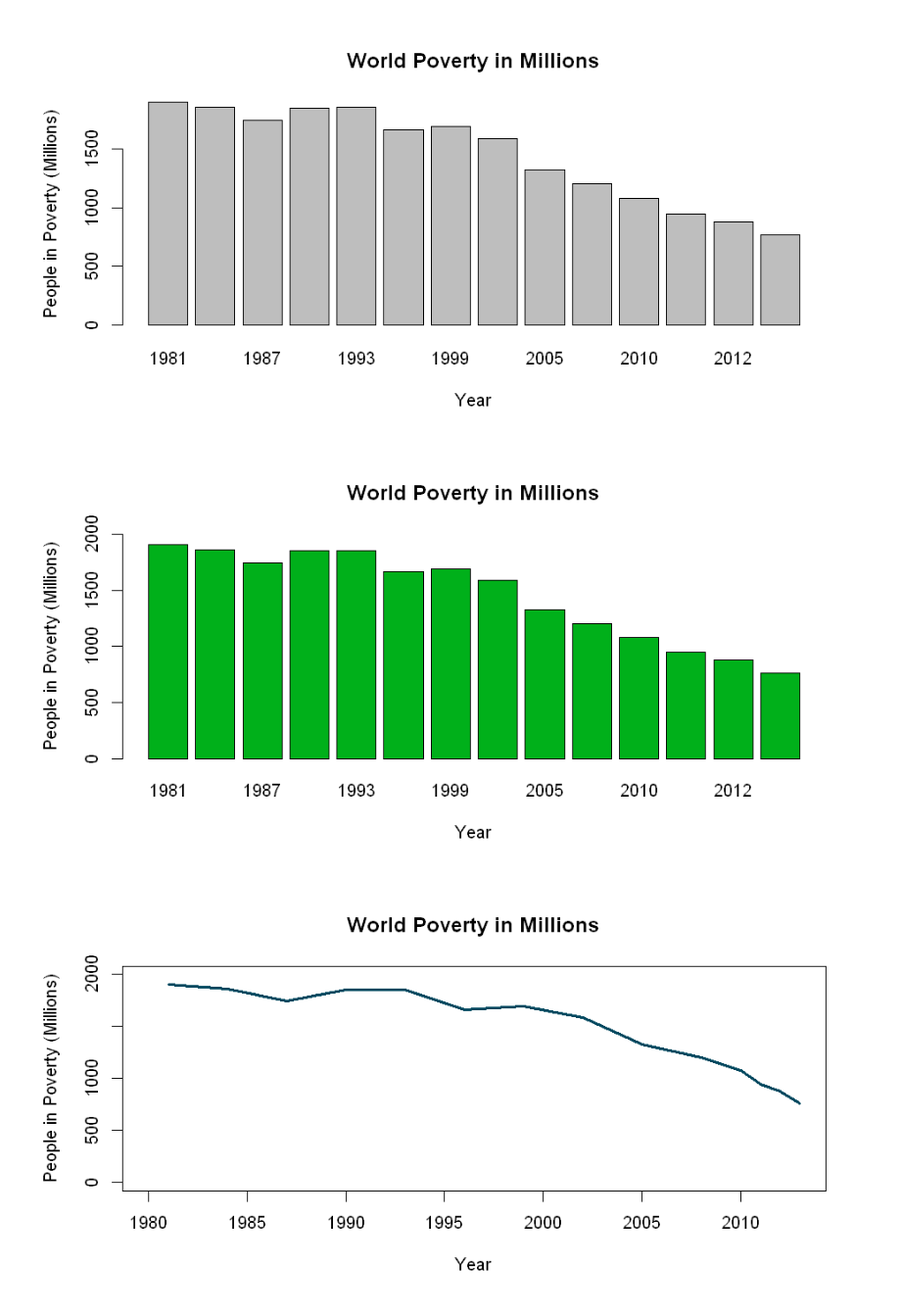
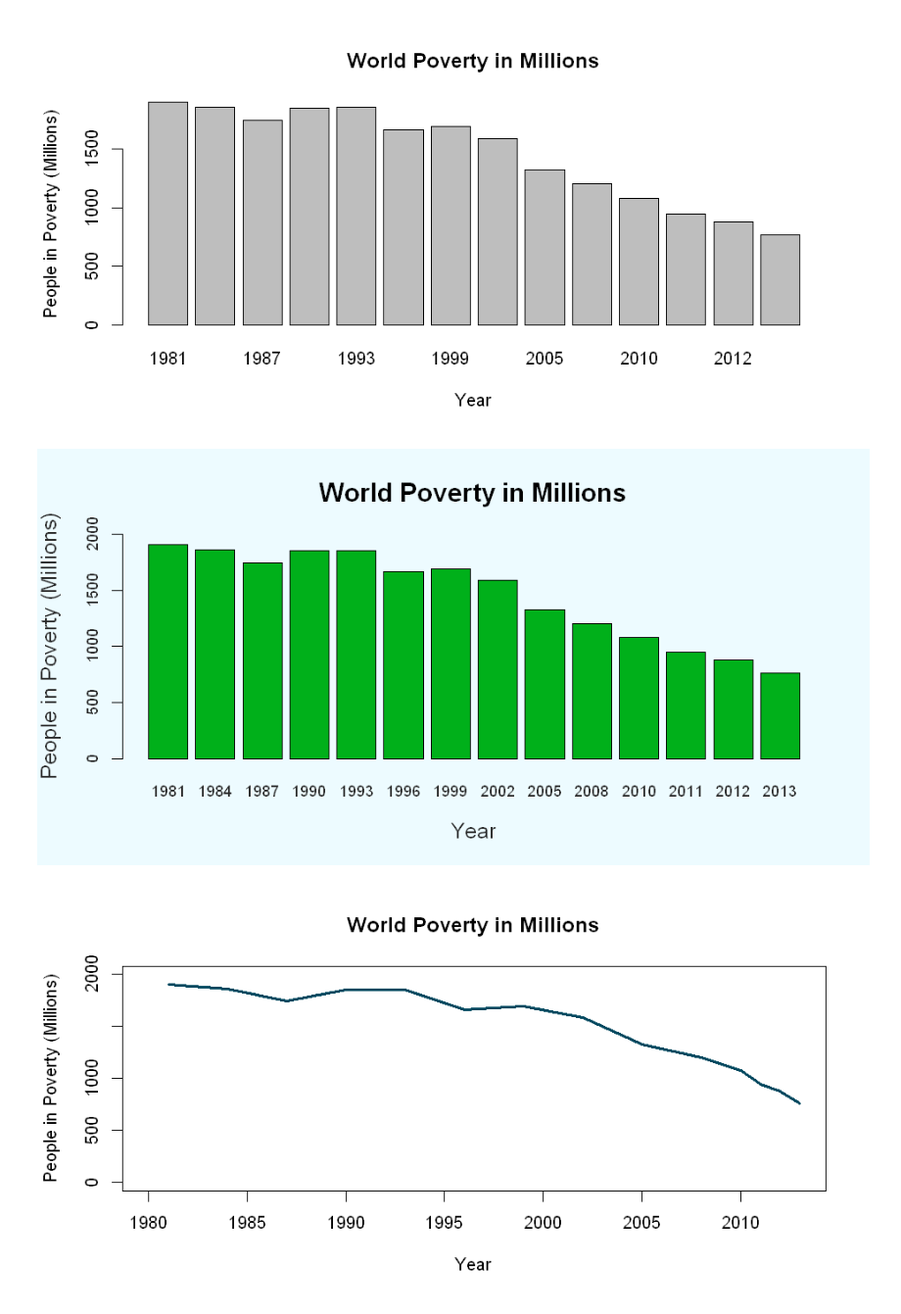
Before and after one commit to DustinEwers/r-talk-demos, a Jupyter notebook: code/r-vs-demos/r-vs-demos/Data Visualization - Base Graphics.ipynb, the cells around one changed output. Shown: that part at 98% size. Drawn from its saved outputs; the diff is of its cells as text; code cells hidden in the pictures.

Commit message:
updated the data visualization notebook example

```diff
--- a/code/r-vs-demos/r-vs-demos/Data Visualization - Base Graphics.ipynb
+++ b/code/r-vs-demos/r-vs-demos/Data Visualization - Base Graphics.ipynb
@@ -43,16 +43,16 @@ barplot(povertyDf$Value, names.arg = povertyDf$Year,
 [figure]
 # %%
 #lets make things a little prettier using par()
-par(bg = "#EDFBFF", las = 1, col.lab = "#262626", col.axis = "#262626",
+par(bg = "#EDFBFF", col.lab = "#262626", col.axis = "#262626",
     cex.axis = 0.9, cex.lab = 1.25, cex.main = 1.5)
+
+#lets tweak the look a little bit more
+barplot(povertyDf$Value, names.arg = povertyDf$Year,
+    main = "World Poverty in Millions",
+    xlab = "Year", ylab = "People in Poverty (Millions)",
+    ylim = c(0, 2000), col = "#00B01A")
+# %% [output]
+[figure, added]
-# %%
-#lets tweak the look a little bit more
-barplot(povertyDf$Value, names.arg = povertyDf$Year,
-    main = "World Poverty in Millions",
-    xlab = "Year", ylab = "People in Poverty (Millions)",
-    ylim = c(0, 2000), col = "#00B01A")
-# %% [output]
-[figure, removed]
 # %%
 #let's try a line chart instead | type l = line chart
 plot(povertyDf$Year, povertyDf$Value, type = "l",
```
